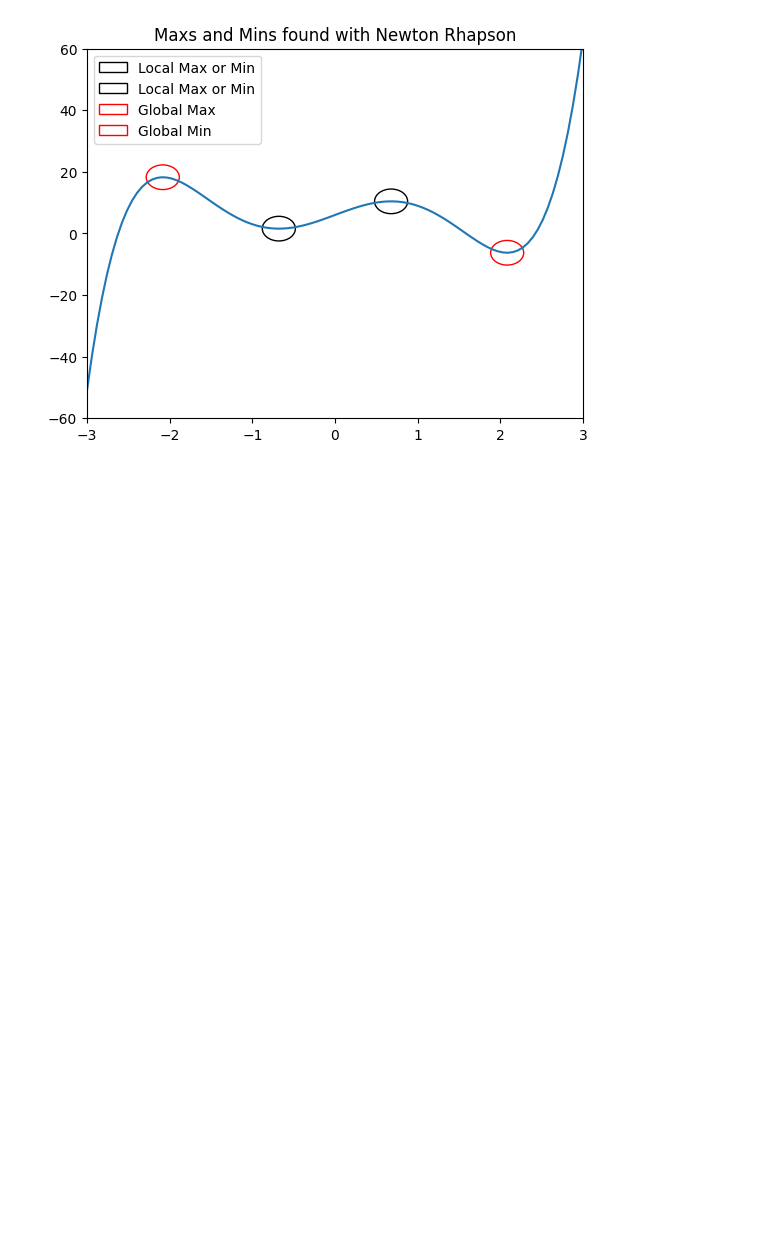
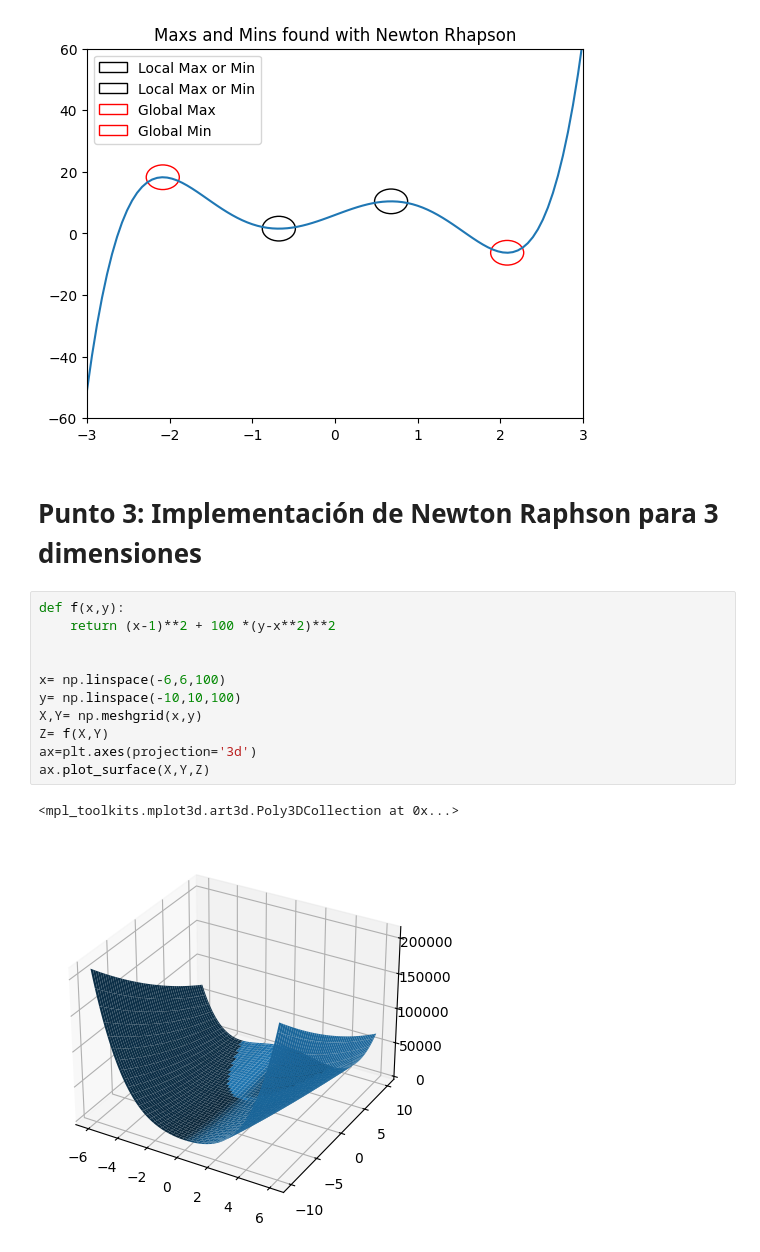
Before and after one commit to David-Fuq/Lab5-MOS-NewtonRhapson, a Jupyter notebook: Lab5-MOS-NewtonRhapson.ipynb, the cells around one changed output. Saved outputs shown, nothing was run; the diff lists cells and outputs as text; blank space fills up the shorter version.

Commit message:
Version Final. Tres puntos listos

```diff
--- a/Lab5-MOS-NewtonRhapson.ipynb
+++ b/Lab5-MOS-NewtonRhapson.ipynb
@@ -229,3 +229,19 @@ plt.legend()
 # %% [output]
 <matplotlib.legend.Legend at 0x...>
 [figure]
+# %% [markdown]
+# Punto 3: Implementación de Newton Raphson para 3 dimensiones
+# %%
+def f(x,y):
+    return (x-1)**2 + 100 *(y-x**2)**2
+
+
+x= np.linspace(-6,6,100)
+y= np.linspace(-10,10,100)
+X,Y= np.meshgrid(x,y)
+Z= f(X,Y)
+ax=plt.axes(projection='3d')
+ax.plot_surface(X,Y,Z)
+# %% [output]
+<mpl_toolkits.mplot3d.art3d.Poly3DCollection at 0x...>
+[figure, added]
```
Also changed, not shown: parts of 1 cell of this notebook.
